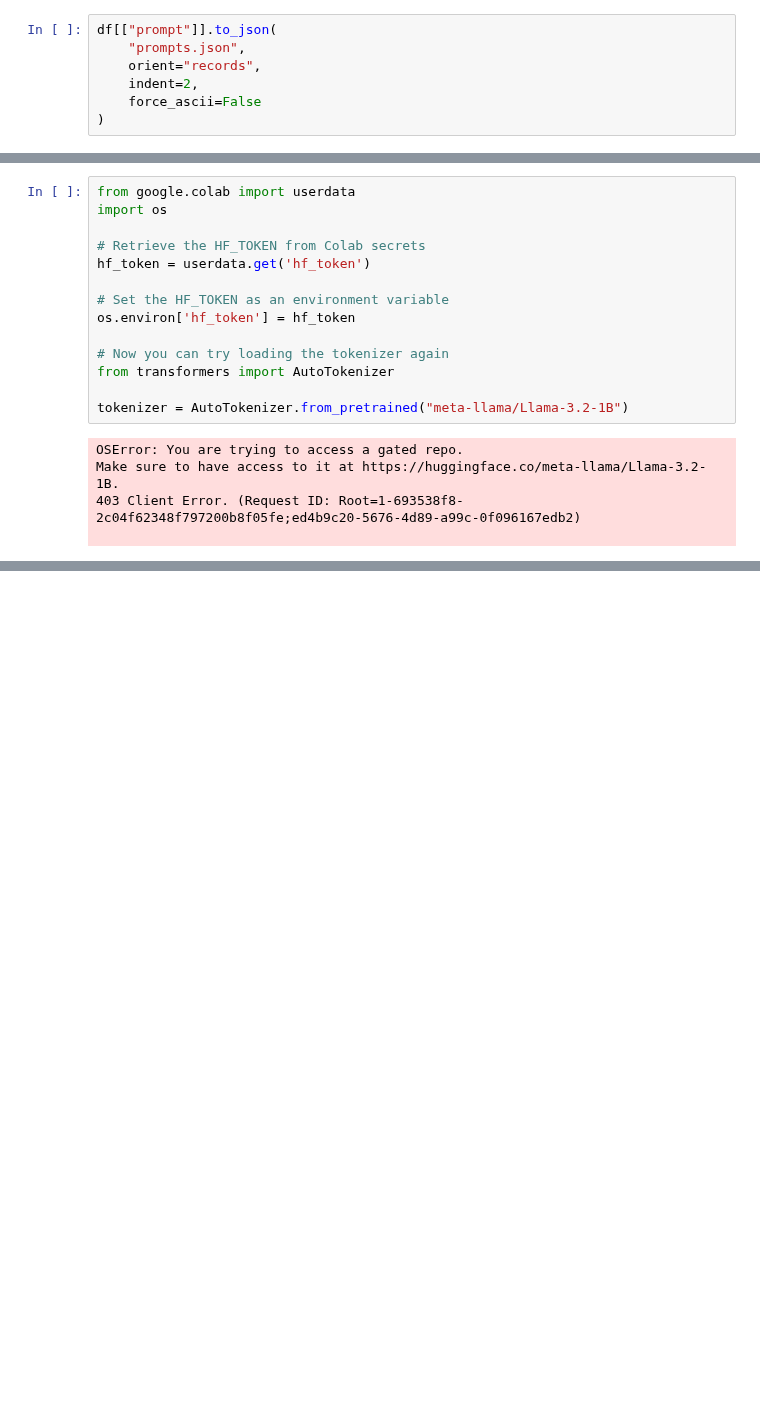
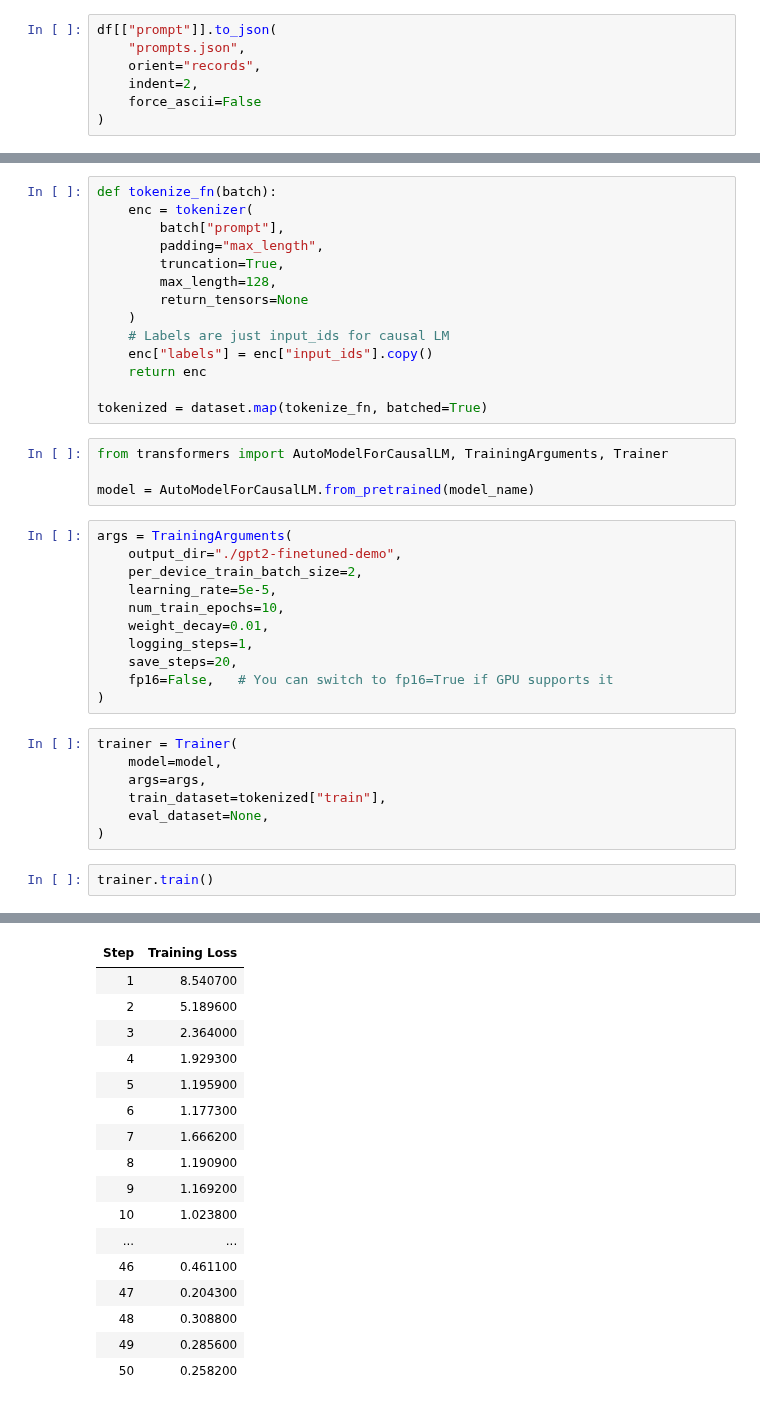
Before and after one commit to anshulsinghkamboj-ml/nlp-, a Jupyter notebook: fine_tune_llm.ipynb, the cells around one changed output, grey strips where cells are left out. Drawn from its saved outputs; the diff is of its cells as text; blank space fills up the shorter version.

```diff
--- a/fine_tune_llm.ipynb
+++ b/fine_tune_llm.ipynb
@@ -52,19 +185,39 @@ If this is a private repository, make sure to pass a token having permission to
-# %%
-from google.colab import userdata
-import os
-
-# Retrieve the HF_TOKEN from Colab secrets
-hf_token = userdata.get('hf_token')
-
-# Set the HF_TOKEN as an environment variable
-os.environ['hf_token'] = hf_token
-
-# Now you can try loading the tokenizer again
-from transformers import AutoTokenizer
-
-tokenizer = AutoTokenizer.from_pretrained("meta-llama/Llama-3.2-1B")
-# %% [output]
-OSError: You are trying to access a gated repo.
-Make sure to have access to it at https://huggingface.co/meta-llama/Llama-3.2-1B.
-403 Client Error. (Request ID: Root=1-693538f8-2c04f62348f797200b8f05fe;ed4b9c20-5676-4d89-a99c-0f096167edb2)
-
+# %%
+def tokenize_fn(batch):
+    enc = tokenizer(
+        batch["prompt"],
+        padding="max_length",
+        truncation=True,
+        max_length=128,
+        return_tensors=None
+    )
+    # Labels are just input_ids for causal LM
+    enc["labels"] = enc["input_ids"].copy()
+    return enc
+
+tokenized = dataset.map(tokenize_fn, batched=True)
+# %%
+from transformers import AutoModelForCausalLM, TrainingArguments, Trainer
+
+model = AutoModelForCausalLM.from_pretrained(model_name)
+# %%
+args = TrainingArguments(
+    output_dir="./gpt2-finetuned-demo",
+    per_device_train_batch_size=2,
+    learning_rate=5e-5,
+    num_train_epochs=10,
+    weight_decay=0.01,
+    logging_steps=1,
+    save_steps=20,
+    fp16=False,   # You can switch to fp16=True if GPU supports it
+)
+# %%
+trainer = Trainer(
+    model=model,
+    args=args,
+    train_dataset=tokenized["train"],
+    eval_dataset=None,
+)
+# %%
+trainer.train()
+# %% [output]
@@ -70,0 +241,17 @@ Make sure to have access to it at https://huggingface.co/meta-llama/Llama-3.2-1B
+| Step | Training Loss |
+| 1 | 8.540700 |
+| 2 | 5.189600 |
+| 3 | 2.364000 |
+| 4 | 1.929300 |
+| 5 | 1.195900 |
+| 6 | 1.177300 |
+| 7 | 1.666200 |
+| 8 | 1.190900 |
+| 9 | 1.169200 |
+| 10 | 1.023800 |
+| ... | ... |
+| 46 | 0.461100 |
+| 47 | 0.204300 |
+| 48 | 0.308800 |
+| 49 | 0.285600 |
+| 50 | 0.258200 |
```
Also changed, not shown: parts of 10 cells of this notebook.
